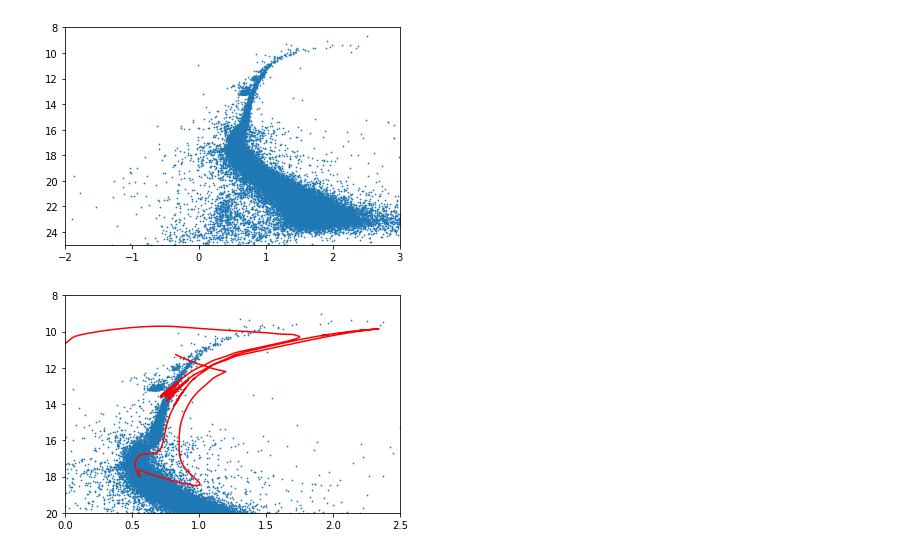
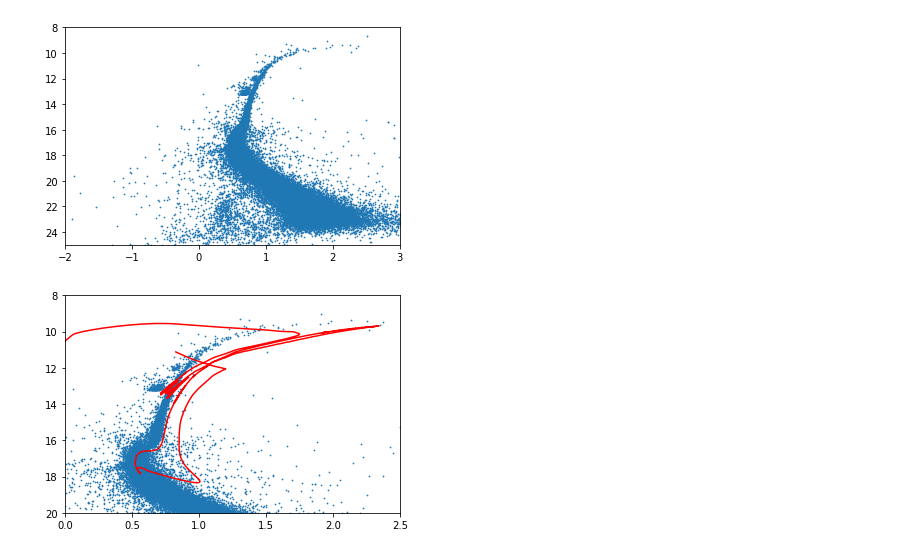
Before and after one commit to UBC-Astrophysics/globular_cluster_lab, a Jupyter notebook: Globular Cluster Lab.ipynb, the cells around one changed output. Cells and saved outputs as stored; diff of their text form; code cells hidden in the pictures.

```diff
--- a/Globular Cluster Lab.ipynb
+++ b/Globular Cluster Lab.ipynb
@@ -20,9 +20,9 @@ run ./paintisochrone.py history1M.data colmag.BT-Settl.all.Ours-Castelli.VegaM-0
 pdata=np.genfromtxt("paintedhistory1M.data",names=True,skip_header=1,unpack=True)
 # %%
 plt.scatter(data['VIvega'],data['Ivega'],s=0.5)
-plt.plot(pdata['F606W']-pdata['F814W'],pdata['F814W']+13.45,c='r')
+plt.plot(pdata['F606W']-pdata['F814W'],pdata['F814W']+13.3,c='r')
 plt.xlim(0,2.5)
 plt.ylim(20,8)
 plt.show()
 # %% [output]
-[figure, old version]
+[figure, new version]
```
Also changed, not shown: parts of 11 cells of this notebook, 1 other file.
